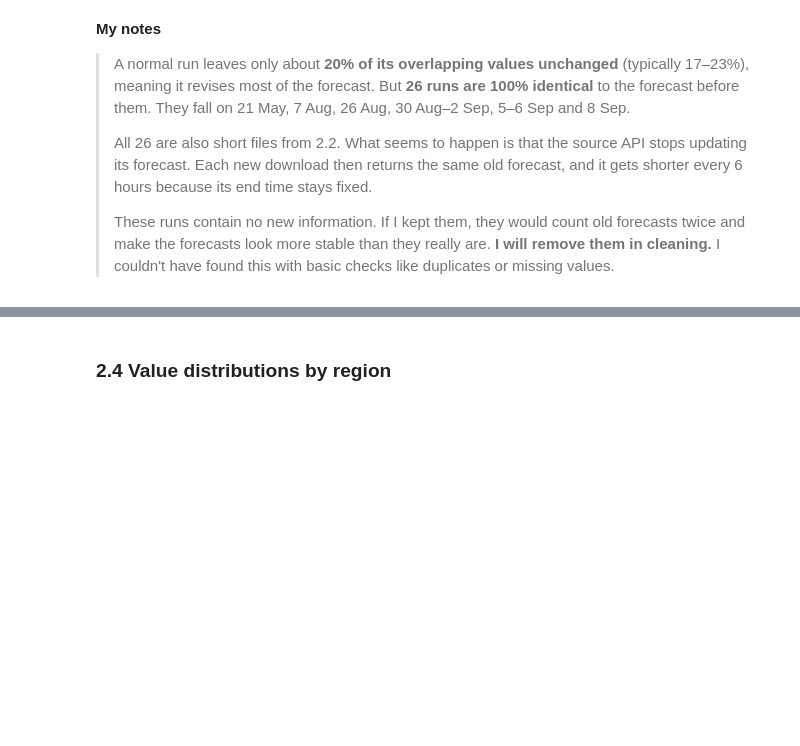
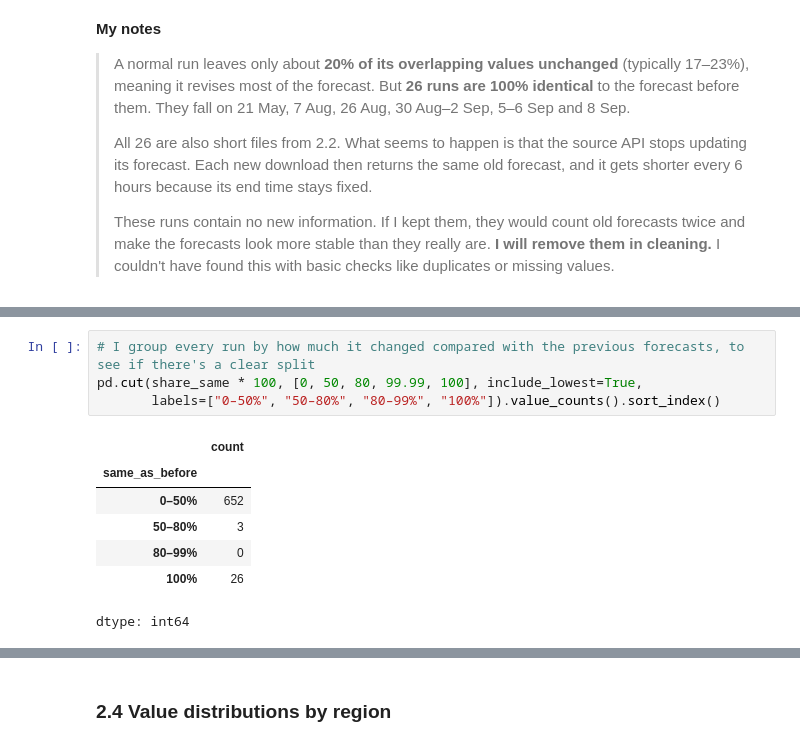
Before and after one commit to Humak1/get_carbon_intensity_data, a Jupyter notebook: carbon_intensity_analysis.ipynb, the cells around one changed output, grey strips where cells are left out. Drawn from its saved outputs; the diff is of its cells as text; blank space fills up the shorter version.

```diff
--- a/carbon_intensity_analysis.ipynb
+++ b/carbon_intensity_analysis.ipynb
@@ -235,0 +283,12 @@ all frozen runs are also short files: True
+# %%
+# I group every run by how much it changed compared with the previous forecasts, to see if there's a clear split
+pd.cut(share_same * 100, [0, 50, 80, 99.99, 100], include_lowest=True,
+       labels=["0–50%", "50–80%", "80–99%", "100%"]).value_counts().sort_index()
+# %% [output]
+|  | count |
+| same_as_before |  |
+| 0–50% | 652 |
+| 50–80% | 3 |
+| 80–99% | 0 |
+| 100% | 26 |
+dtype: int64
```
Also changed, not shown: parts of 12 cells of this notebook.
